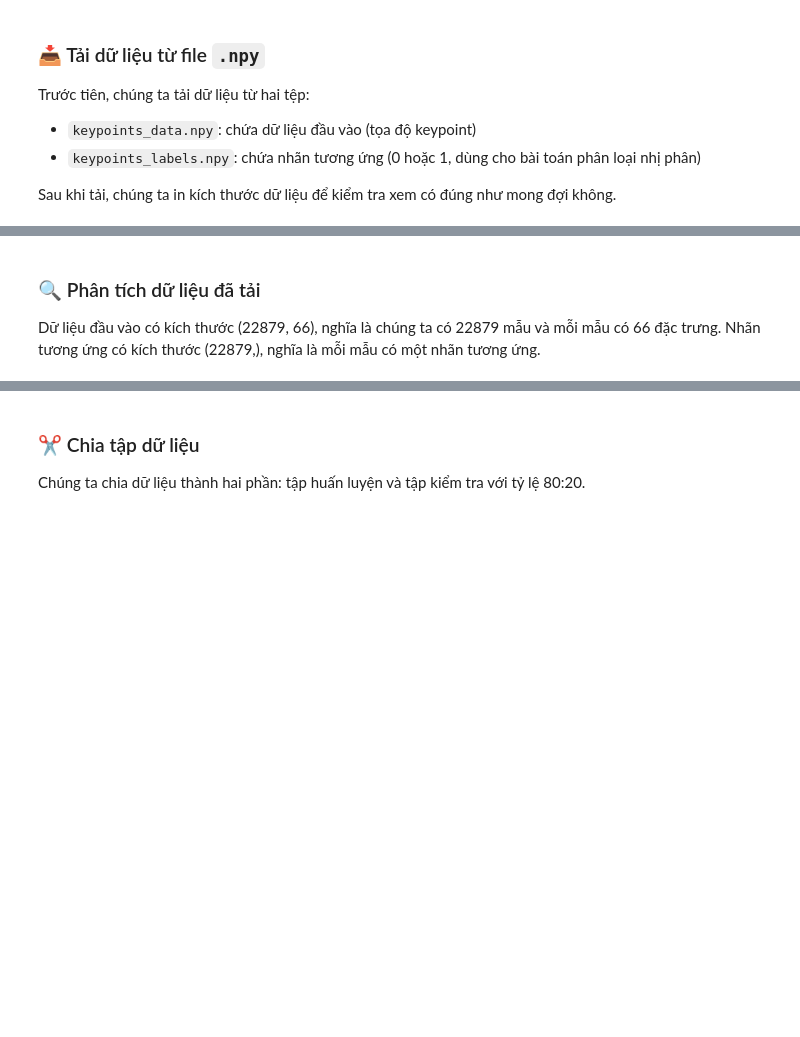
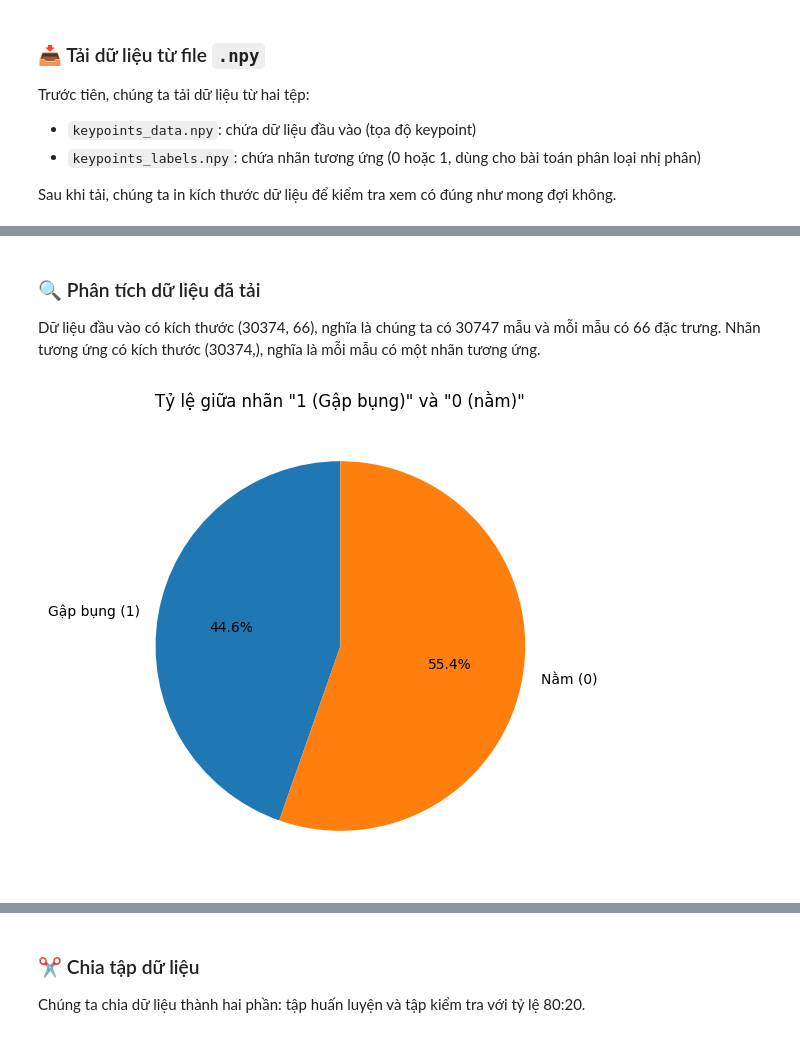
Before and after one commit to huuhuy2910/SitUpFaceLogin, a Jupyter notebook: train_ltsm.ipynb, the cells around one changed output, grey strips where cells are left out. Drawn from its saved outputs; the diff is of its cells as text; code cells hidden in the pictures; blank space fills up the shorter version.

```diff
--- a/train_ltsm.ipynb
+++ b/train_ltsm.ipynb
@@ -54,4 +54,13 @@ print(f"✅ Dữ liệu đã tải: {data.shape}, Nhãn: {labels.shape}")
 # %% [markdown]
 ### 🔍 Phân tích dữ liệu đã tải
-Dữ liệu đầu vào có kích thước (22879, 66), nghĩa là chúng ta có 22879 mẫu và mỗi mẫu có 66 đặc trưng.
-Nhãn tương ứng có kích thước (22879,), nghĩa là mỗi mẫu có một nhãn tương ứng.
+Dữ liệu đầu vào có kích thước (30374, 66), nghĩa là chúng ta có 30747 mẫu và mỗi mẫu có 66 đặc trưng.
+Nhãn tương ứng có kích thước (30374,), nghĩa là mỗi mẫu có một nhãn tương ứng.
+# %%
+# Biểu đồ tròn (Pie Chart): Tỷ lệ giữa nhãn "1 (Gập bụng)" và "0 (nằm)"
+unique, counts = np.unique(labels, return_counts=True)
+plt.figure(figsize=(6, 6))
+plt.pie(counts, labels=[f'Gập bụng ({unique[1]})', f'Nằm ({unique[0]})'], autopct='%1.1f%%', startangle=90)
+plt.title('Tỷ lệ giữa nhãn "1 (Gập bụng)" và "0 (nằm)"')
+plt.show()
+# %% [output]
+[figure, added]
```
Also changed, not shown: parts of 10 cells of this notebook, 3 other files.
